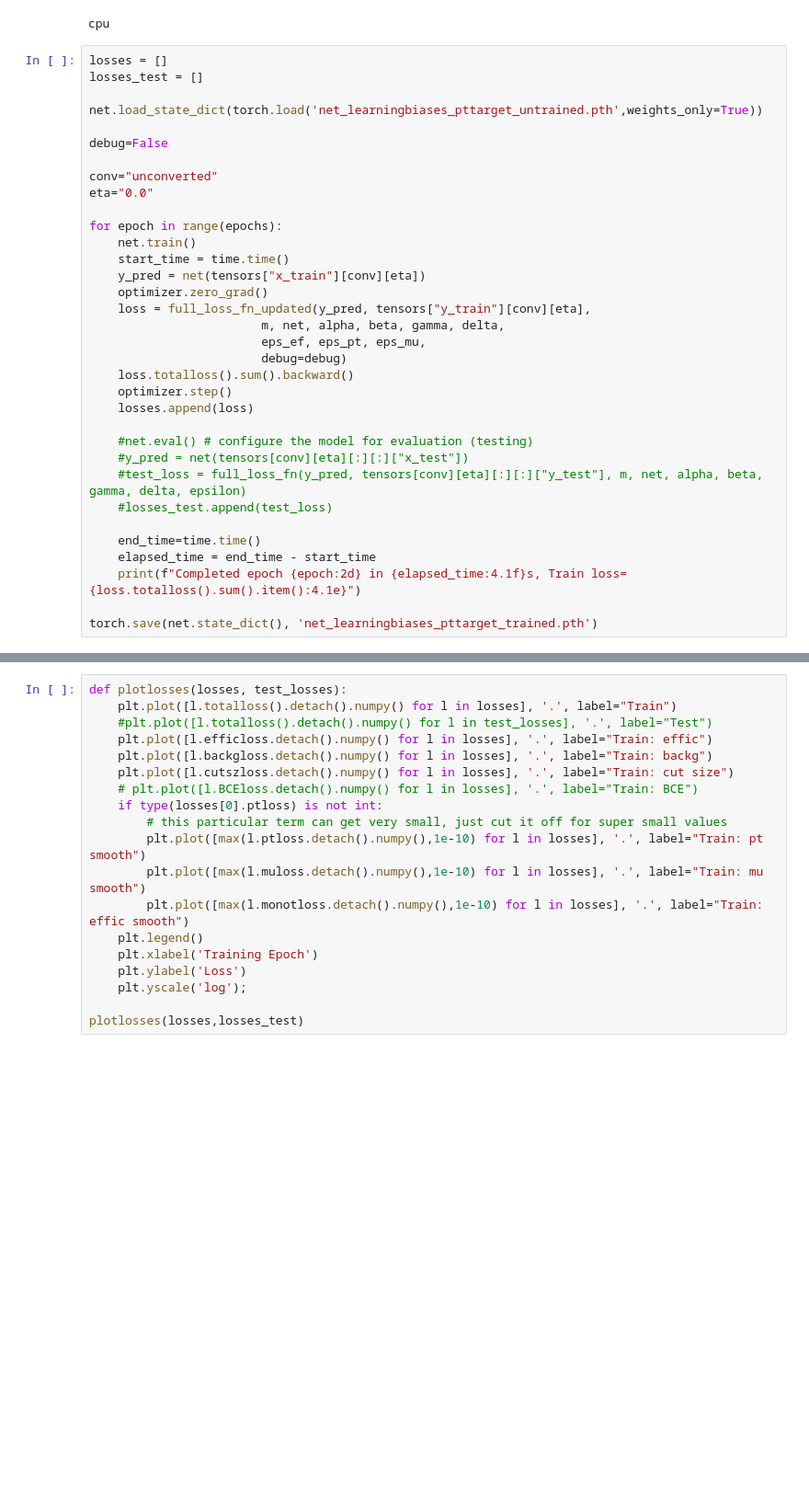
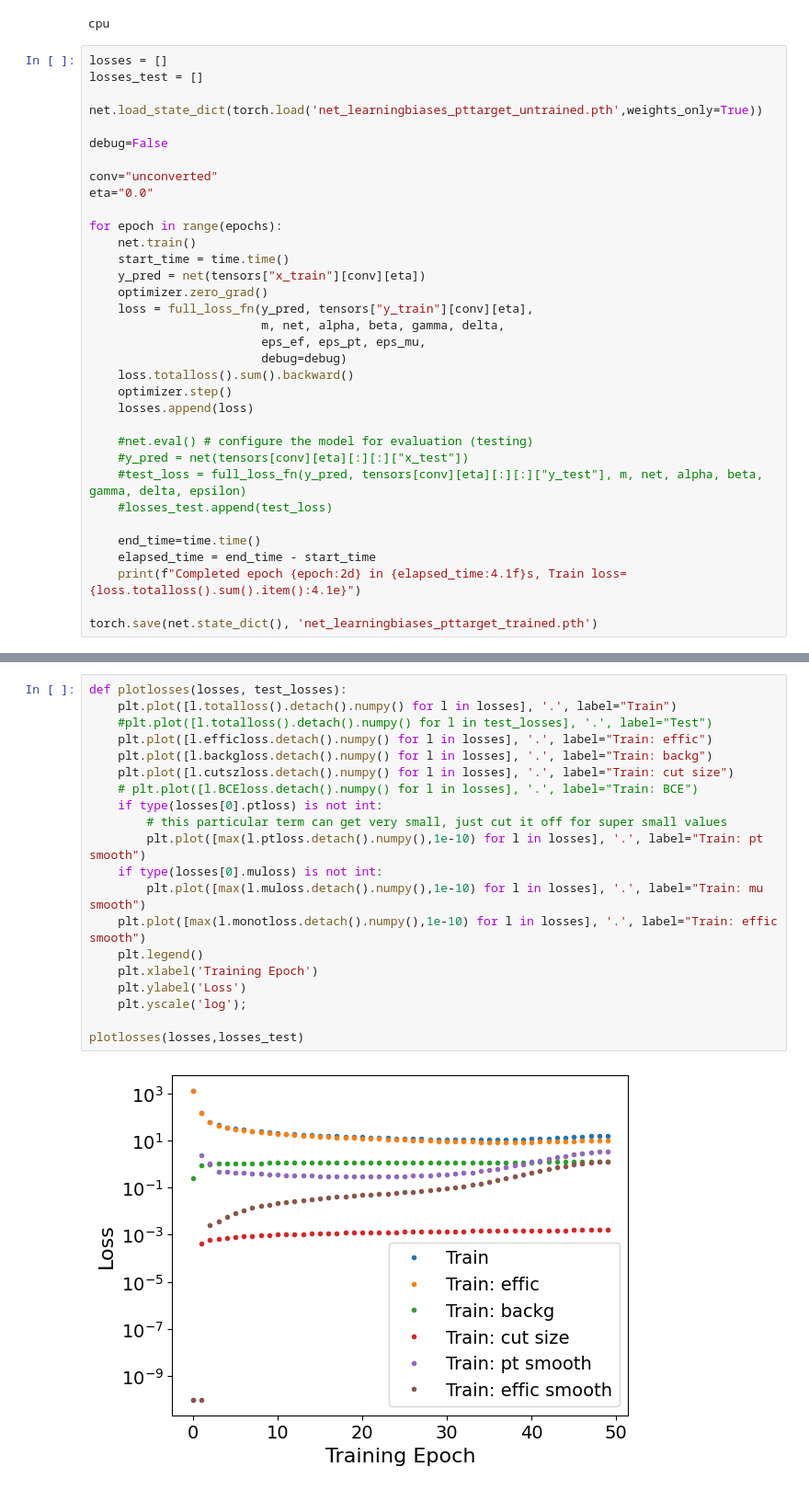
Before and after one commit to mhance/cabin-photonid, a Jupyter notebook: training.ipynb, the cells around one changed output, grey strips where cells are left out. Shown: that part at 92% size. Drawn from its saved outputs; the diff is of its cells as text; blank space fills up the shorter version.

```diff
--- a/training.ipynb
+++ b/training.ipynb
@@ -297,7 +296,7 @@ for epoch in range(epochs):
     start_time = time.time()
     y_pred = net(tensors["x_train"][conv][eta])
     optimizer.zero_grad()
-    loss = full_loss_fn_updated(y_pred, tensors["y_train"][conv][eta],
+    loss = full_loss_fn(y_pred, tensors["y_train"][conv][eta],
                         m, net, alpha, beta, gamma, delta,
                         eps_ef, eps_pt, eps_mu,
                         debug=debug)
@@ -320,19 +335,22 @@ NameError: name 'full_loss_fn_updated' is not defined
 # %%
 def plotlosses(losses, test_losses):
     plt.plot([l.totalloss().detach().numpy() for l in losses], '.', label="Train")
     #plt.plot([l.totalloss().detach().numpy() for l in test_losses], '.', label="Test")
     plt.plot([l.efficloss.detach().numpy() for l in losses], '.', label="Train: effic")
     plt.plot([l.backgloss.detach().numpy() for l in losses], '.', label="Train: backg")
     plt.plot([l.cutszloss.detach().numpy() for l in losses], '.', label="Train: cut size")
     # plt.plot([l.BCEloss.detach().numpy() for l in losses], '.', label="Train: BCE")
     if type(losses[0].ptloss) is not int:
         # this particular term can get very small, just cut it off for super small values
         plt.plot([max(l.ptloss.detach().numpy(),1e-10) for l in losses], '.', label="Train: pt smooth")
+    if type(losses[0].muloss) is not int:
         plt.plot([max(l.muloss.detach().numpy(),1e-10) for l in losses], '.', label="Train: mu smooth")
-        plt.plot([max(l.monotloss.detach().numpy(),1e-10) for l in losses], '.', label="Train: effic smooth")
+    plt.plot([max(l.monotloss.detach().numpy(),1e-10) for l in losses], '.', label="Train: effic smooth")
     plt.legend()
     plt.xlabel('Training Epoch')
     plt.ylabel('Loss')
     plt.yscale('log');
 
 plotlosses(losses,losses_test)
+# %% [output]
+[figure, added]
```
Also changed, not shown: parts of 12 cells of this notebook.
